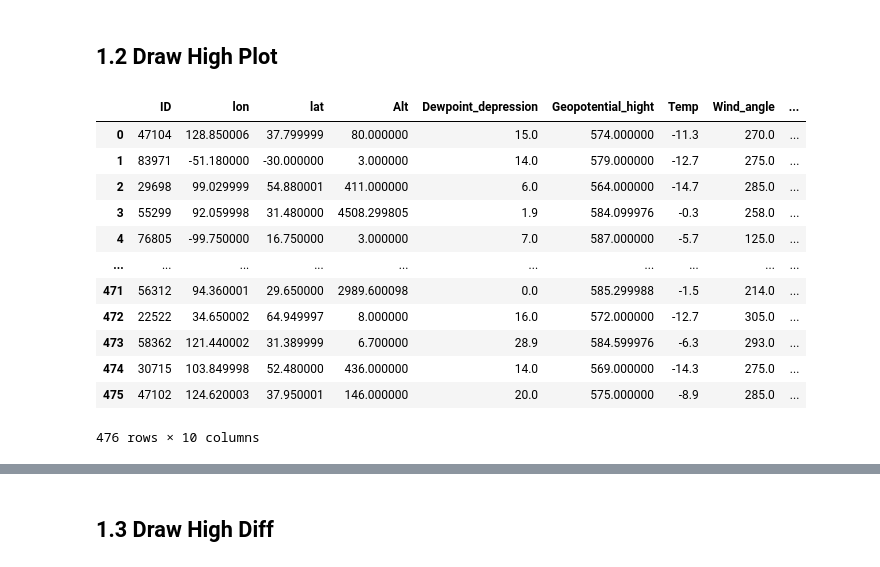
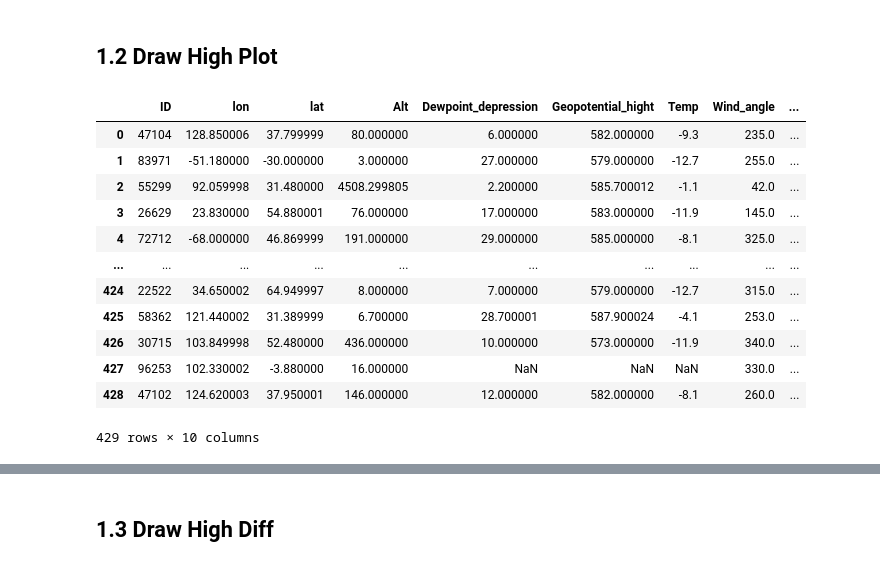
Before and after one commit to likev/weather-plot, a Jupyter notebook: High.ipynb, the cells around one changed output, grey strips where cells are left out. Cells and saved outputs as stored; diff of their text form; code cells hidden in the pictures.

```diff
--- a/High.ipynb
+++ b/High.ipynb
@@ -102,22 +102,23 @@ array([[[439.2531 , 439.12808, 439.06558, ..., 437.8031 , 437.82806,
 # %% [markdown]
 ## 1.2 Draw High Plot
 # %%
-plot500 = get_station_data("UPPER_AIR/PLOT/500", "20220625080000.000", dropna=True, cache=False)
+level = '500'
+plot500 = get_station_data(f"UPPER_AIR/PLOT/{level}", "20220626080000.000", dropna=True, cache=False)
 plot500
 # %% [output]
 |  | ID | lon | lat | Alt | Dewpoint_depression | Geopotential_hight | Temp | Wind_angle | ... |
-| 0 | 47104 | 128.850006 | 37.799999 | 80.000000 | 15.0 | 574.000000 | -11.3 | 270.0 | ... |
-| 1 | 83971 | -51.180000 | -30.000000 | 3.000000 | 14.0 | 579.000000 | -12.7 | 275.0 | ... |
-| 2 | 29698 | 99.029999 | 54.880001 | 411.000000 | 6.0 | 564.000000 | -14.7 | 285.0 | ... |
-| 3 | 55299 | 92.059998 | 31.480000 | 4508.299805 | 1.9 | 584.099976 | -0.3 | 258.0 | ... |
-| 4 | 76805 | -99.750000 | 16.750000 | 3.000000 | 7.0 | 587.000000 | -5.7 | 125.0 | ... |
+| 0 | 47104 | 128.850006 | 37.799999 | 80.000000 | 6.000000 | 582.000000 | -9.3 | 235.0 | ... |
+| 1 | 83971 | -51.180000 | -30.000000 | 3.000000 | 27.000000 | 579.000000 | -12.7 | 255.0 | ... |
+| 2 | 55299 | 92.059998 | 31.480000 | 4508.299805 | 2.200000 | 585.700012 | -1.1 | 42.0 | ... |
+| 3 | 26629 | 23.830000 | 54.880001 | 76.000000 | 17.000000 | 583.000000 | -11.9 | 145.0 | ... |
+| 4 | 72712 | -68.000000 | 46.869999 | 191.000000 | 29.000000 | 585.000000 | -8.1 | 325.0 | ... |
 | ... | ... | ... | ... | ... | ... | ... | ... | ... | ... |
-| 471 | 56312 | 94.360001 | 29.650000 | 2989.600098 | 0.0 | 585.299988 | -1.5 | 214.0 | ... |
-| 472 | 22522 | 34.650002 | 64.949997 | 8.000000 | 16.0 | 572.000000 | -12.7 | 305.0 | ... |
-| 473 | 58362 | 121.440002 | 31.389999 | 6.700000 | 28.9 | 584.599976 | -6.3 | 293.0 | ... |
-| 474 | 30715 | 103.849998 | 52.480000 | 436.000000 | 14.0 | 569.000000 | -14.3 | 275.0 | ... |
-| 475 | 47102 | 124.620003 | 37.950001 | 146.000000 | 20.0 | 575.000000 | -8.9 | 285.0 | ... |
+| 424 | 22522 | 34.650002 | 64.949997 | 8.000000 | 7.000000 | 579.000000 | -12.7 | 315.0 | ... |
+| 425 | 58362 | 121.440002 | 31.389999 | 6.700000 | 28.700001 | 587.900024 | -4.1 | 253.0 | ... |
+| 426 | 30715 | 103.849998 | 52.480000 | 436.000000 | 10.000000 | 573.000000 | -11.9 | 340.0 | ... |
+| 427 | 96253 | 102.330002 | -3.880000 | 16.000000 | NaN | NaN | NaN | 330.0 | ... |
+| 428 | 47102 | 124.620003 | 37.950001 | 146.000000 | 12.000000 | 582.000000 | -8.1 | 260.0 | ... |
-476 rows × 10 columns
+429 rows × 10 columns
 # %%
 plot500 = plot500.dropna(how='any')
 plot500 = plot500[(bottom <= plot500['lat']) & (plot500['lat'] <= top) &
```
Also changed, not shown: parts of 3 cells of this notebook, 1 other file.
